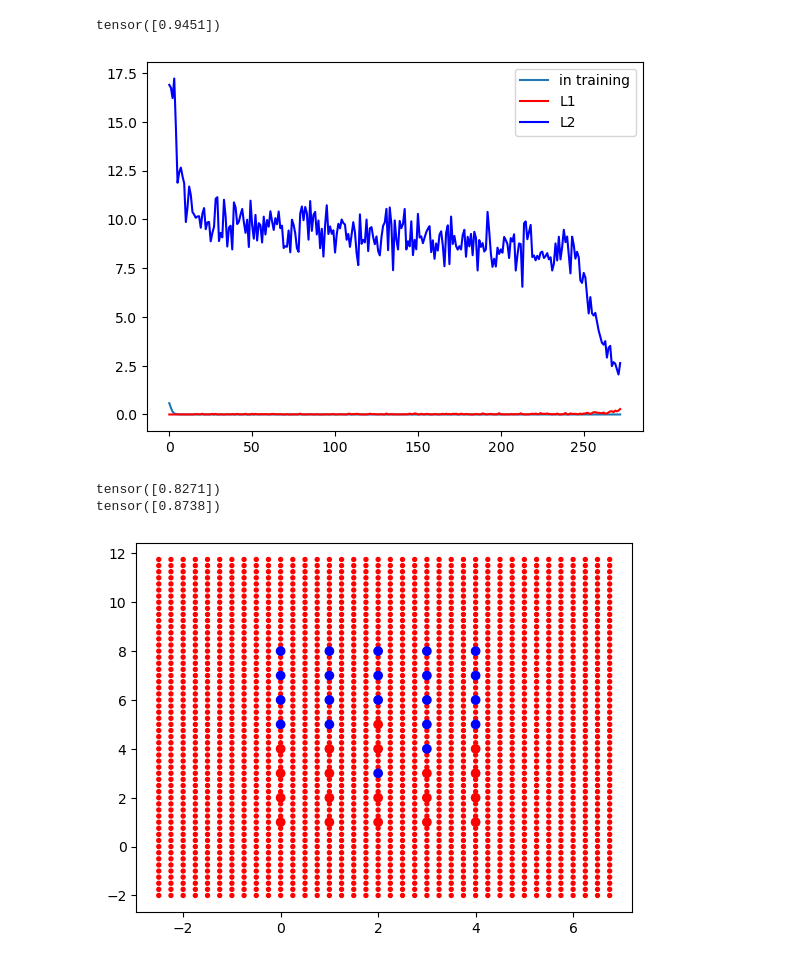
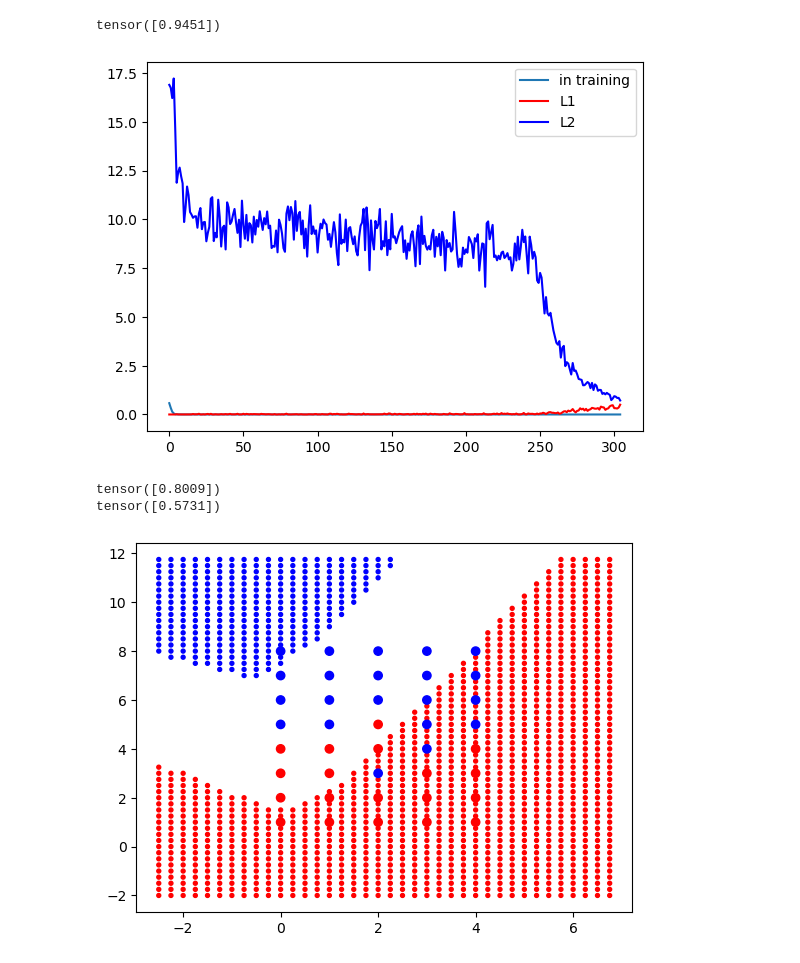
Before and after one commit to PatatoBy/SEAI, a Jupyter notebook: modello_fiaschi.ipynb, the cells around one changed output. Saved outputs shown, nothing was run; the diff lists cells and outputs as text; code cells hidden in the pictures.

```diff
--- a/modello_fiaschi.ipynb
+++ b/modello_fiaschi.ipynb
@@ -213,34 +215,34 @@ tensor([0.9451])
 # %%
 #TRAIN FASE 2
 
 err = []
 err_L1 = []
 err_L2 = []
 modello.generate_orthogonal_base(dl1)
 
 e_L1 = 1e-4
-while e_L1 < 0.25:
+while e_L1 < 0.5:
     e = modello.train(dl0, 'L2')
     err.append(e)
 
     e_L1 = modello.test(dl1)
     err_L1.append(e_L1)
     e_L2 = modello.test(dl0)
     err_L2.append(e_L2)
 
 plt.plot([x for x in range(len(err))], err,label='in training')
 plt.plot([x for x in range(len(err_L1))], err_L1,label='L1',color='red')
 plt.plot([x for x in range(len(err_L2))], err_L2,label='L2',color = 'blue')
 plt.legend()
 plt.show()
 # %% [output]
-[figure, old version]
+[figure, new version]
 # %%
 print(modello(torch.tensor([0,0], dtype = torch.float)))
 print(modello(torch.tensor([2,5], dtype = torch.float)))
 # %% [output]
-tensor([0.8271])
-tensor([0.8738])
+tensor([0.8009])
+tensor([0.5731])
 # %%
 #PLOT FASE 2
 
@@ -255,4 +257,4 @@ with torch.no_grad():
 # BLUE -> y == 0 [PUO ENTRARE]
 # WHITE -> indecisione
 # %% [output]
-[figure, old version]
+[figure, new version]
```
Also changed, not shown: parts of 1 cell of this notebook.
